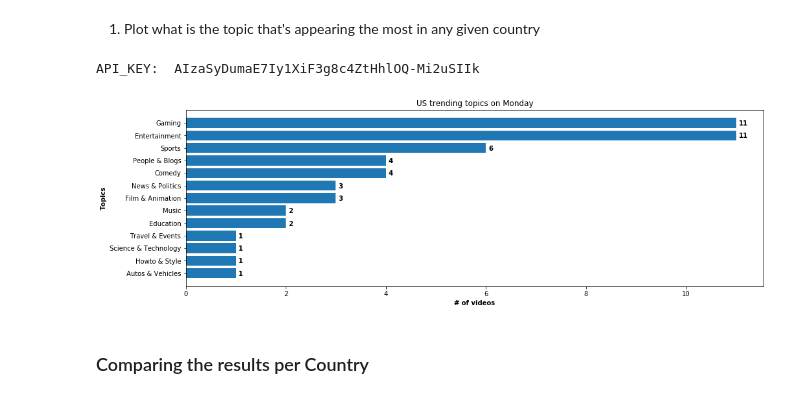
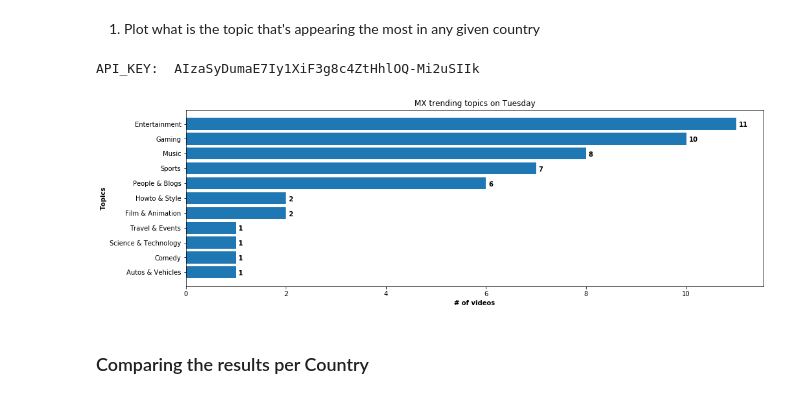
Before and after one commit to germarr/youtube_research, a Jupyter notebook: research_V1.ipynb, the cells around one changed output. Cells and saved outputs as stored; diff of their text form; code cells hidden in the pictures.

Commit message:
Additional Visualizations

```diff
--- a/research_V1.ipynb
+++ b/research_V1.ipynb
@@ -45 +54,13 @@ hour=datetime.now().hour
+# %%
+# date_new gets the current date in the isoformat.
+date_new= date(datetime.now().year,datetime.now().month,datetime.now().day).isoformat()
+
+# title gets the date in this format "2021_02_02_10"
+title=f"{date_new[0:4]}_{date_new[5:7]}_{date_new[8:10]}_{datetime.now().hour}"
+
+# title_v gets the date in this format "2021_02_02". It's very similar to the result of "date_new" however all the date is separated with a underscore "_".
+title_v=f"{date_new[0:4]}_{date_new[5:7]}_{date_new[8:10]}"
+
+#Hour stores the current hour of the day
+hour=datetime.now().hour
 # %% [markdown]
@@ -129,6 +245,6 @@ trend_union.diff_in_views.plot()
 # %%
 all_tags=[]
-tags_of_the_day = range(trending_video.tags.count())
+tags_of_the_day = range(mx_feb.tags.count())
 
 
 for index in tags_of_the_day:
@@ -217,24 +321,24 @@ dtype: int64
 1. Plot what is the topic that's appearing the most in any given country
 # %%
 #To plot the Country change the "this_country" variable to the wanted country
-this_country = "US"
-topics= cf.plottopics(this_country, date_new, hour).pivot_table(index=["category_title"], aggfunc="size").reset_index().sort_values(by=0, ascending=True).set_index("category_title").rename(columns={0: "height"})
+this_country = "MX"
+topics= cf.plottopics(this_country, date_new).pivot_table(index=["category_title"], aggfunc="size").reset_index().sort_values(by=0, ascending=True).set_index("category_title").rename(columns={0: "height"})
 
 plt.figure(figsize=(16,5))
 plt.barh(topics.index, topics["height"])
 plt.xticks(rotation = 0)
 
 for index, value in enumerate(topics["height"]):
     plt.text(value + 0.05, index-0.2, str(value), fontweight='bold')
 
 # Adding Xticks
 plt.xlabel('# of videos', fontweight ='bold')
 plt.ylabel('Topics', fontweight ='bold')
 plt.title(f"{this_country} trending topics on {datetime.now().strftime('%A')}")
 plt.show()
 # %% [output]
 API_KEY:  AIzaSyDumaE7Iy1XiF3g8c4ZtHhlOQ-Mi2uSIIk
-[figure, old version]
+[figure, new version]
 # %% [markdown]
 ### Comparing the results per Country
 # %%
```
Also changed, not shown: parts of 39 cells of this notebook.
